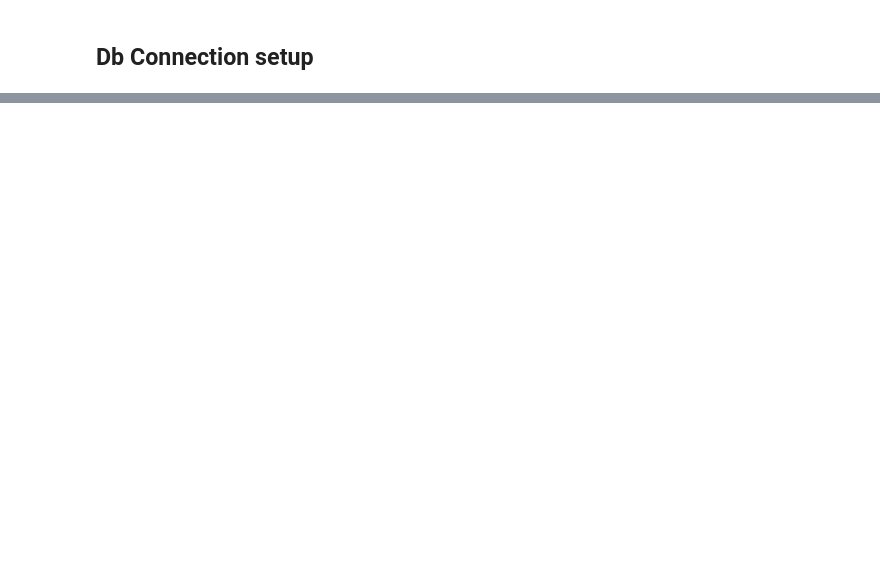
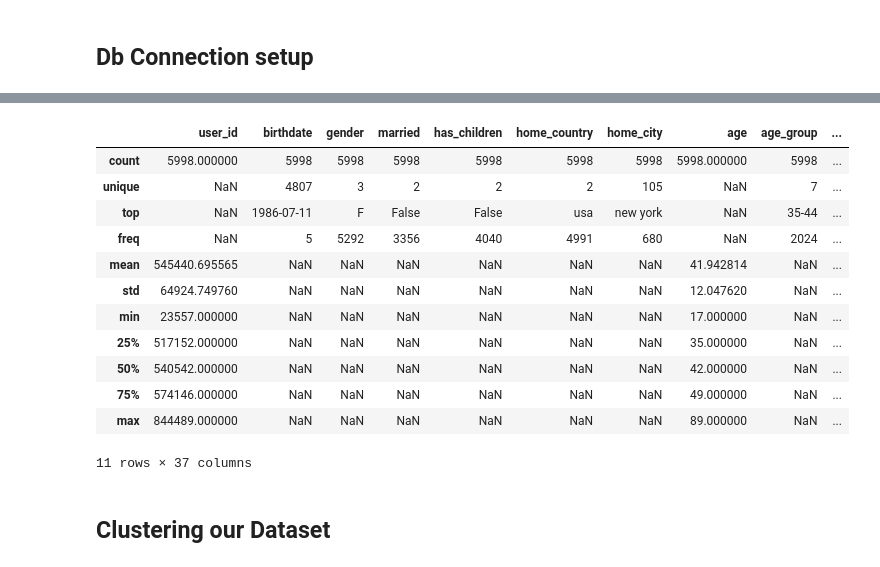
Before and after one commit to sanvichu/Traveltide, a Jupyter notebook: TravelTide.ipynb, the cells around one changed output, grey strips where cells are left out. Drawn from its saved outputs; the diff is of its cells as text; code cells hidden in the pictures; blank space fills up the shorter version.

Commit message:
Cluster updated

```diff
--- a/TravelTide.ipynb
+++ b/TravelTide.ipynb
@@ -75,13 +76,11 @@ hotels: 1918617 records
 flights: 1901038 records
 sessions: 5408063 records
 # %%
-##Full_data.sql
-sql_file_path_full = os.path.join(current_dir,'SQL','Full_data.sql')
-#Combained query
-sql_file_path_com = os.path.join(current_dir, 'SQL', 'Combained.sql')
+
+#All_info_combined.sql
+sql_file_path = os.path.join(current_dir, 'SQL', 'All_info_combined.sql')
 # %%
-CombainedData = dbs.execute_sql_file(sql_file_path_com)
-fullData = dbs.execute_sql_file(sql_file_path_full)
+CombainedData = dbs.execute_sql_file(sql_file_path)
 # %%
 CombainedData.head()
 # %% [output]
@@ -193,0 +130,2 @@ grouped_by_user_id
+# %%
+CombainedData['flight_hunter_index'] = CombainedData['scaled_ads_per_km'] * CombainedData['flight_discount_proportion'] * CombainedData['average_flight_discount']
@@ -193,0 +253,18 @@ grouped_by_user_id
+# %%
+CombainedData.describe(include='all')
+# %% [output]
+|  | user_id | birthdate | gender | married | has_children | home_country | home_city | age | age_group | ... |
+| count | 5998.000000 | 5998 | 5998 | 5998 | 5998 | 5998 | 5998 | 5998.000000 | 5998 | ... |
+| unique | NaN | 4807 | 3 | 2 | 2 | 2 | 105 | NaN | 7 | ... |
+| top | NaN | 1986-07-11 | F | False | False | usa | new york | NaN | 35-44 | ... |
+| freq | NaN | 5 | 5292 | 3356 | 4040 | 4991 | 680 | NaN | 2024 | ... |
+| mean | 545440.695565 | NaN | NaN | NaN | NaN | NaN | NaN | 41.942814 | NaN | ... |
+| std | 64924.749760 | NaN | NaN | NaN | NaN | NaN | NaN | 12.047620 | NaN | ... |
+| min | 23557.000000 | NaN | NaN | NaN | NaN | NaN | NaN | 17.000000 | NaN | ... |
+| 25% | 517152.000000 | NaN | NaN | NaN | NaN | NaN | NaN | 35.000000 | NaN | ... |
+| 50% | 540542.000000 | NaN | NaN | NaN | NaN | NaN | NaN | 42.000000 | NaN | ... |
+| 75% | 574146.000000 | NaN | NaN | NaN | NaN | NaN | NaN | 49.000000 | NaN | ... |
+| max | 844489.000000 | NaN | NaN | NaN | NaN | NaN | NaN | 89.000000 | NaN | ... |
+11 rows × 37 columns
+# %% [markdown]
+## Clustering our Dataset
```
Also changed, not shown: parts of 27 cells of this notebook, 2 other files.
